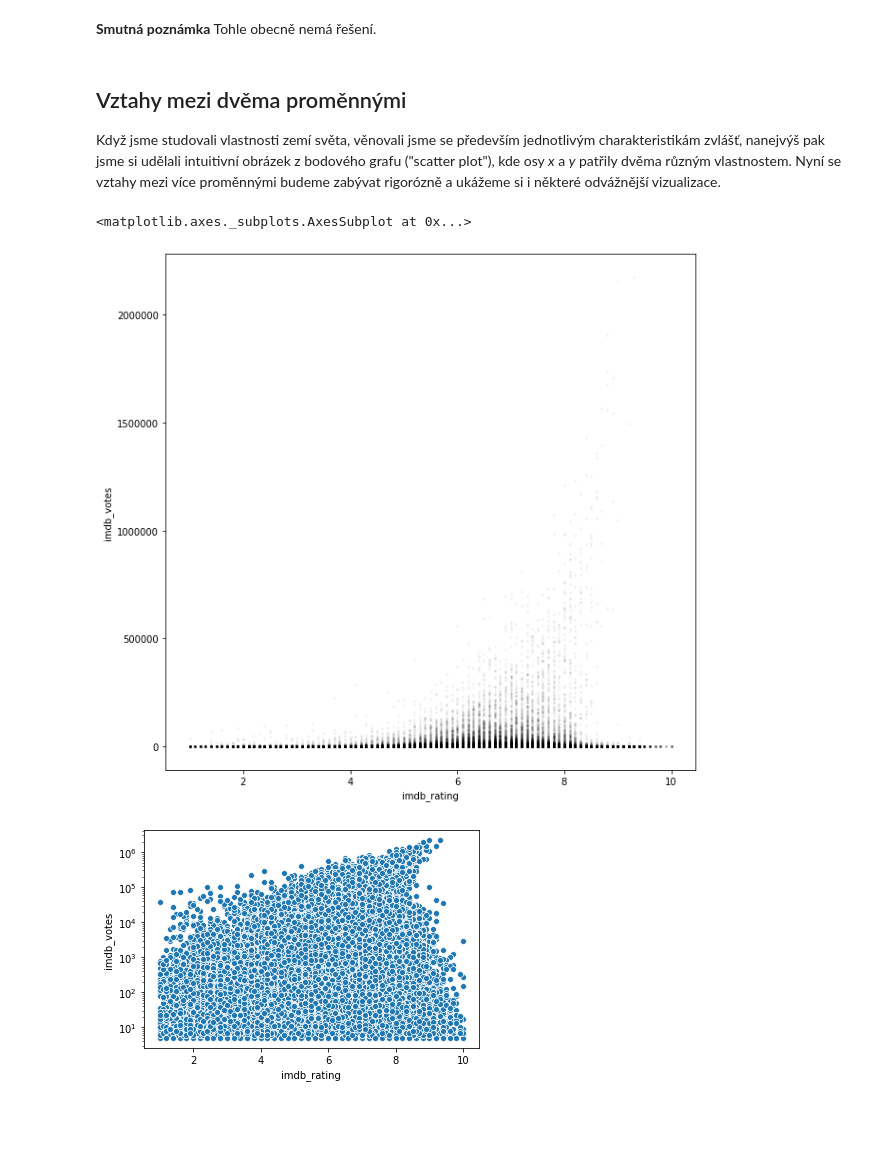
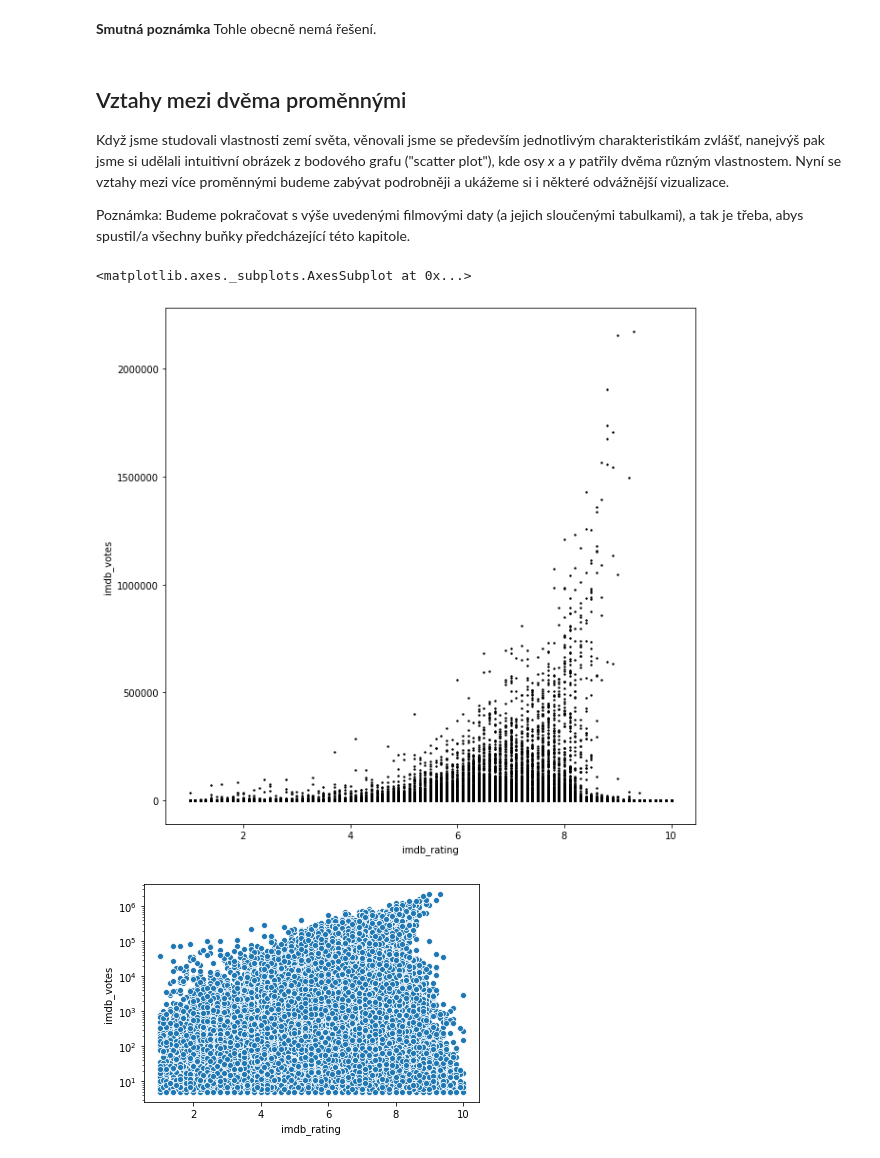
Before and after one commit to janpipek/naucse.python.cz, a Jupyter notebook: lessons/pydata/pandas_correlations/index.ipynb, the cells around one changed output. Cells and saved outputs as stored; diff of their text form; code cells hidden in the pictures; blank space fills up the shorter version.

```diff
--- a/lessons/pydata/pandas_correlations/index.ipynb
+++ b/lessons/pydata/pandas_correlations/index.ipynb
@@ -619,12 +654,15 @@ movies_complete.sort_values("boxoffice_rank").reset_index(drop=True).head(20)
 # %% [markdown]
 ## Vztahy mezi dvěma proměnnými
 
-Když jsme studovali vlastnosti zemí světa, věnovali jsme se především jednotlivým charakteristikám zvlášť, nanejvýš pak jsme si udělali intuitivní obrázek z bodového grafu ("scatter plot"), kde osy *x* a *y* patřily dvěma různým vlastnostem. Nyní se vztahy mezi více proměnnými budeme zabývat rigorózně a ukážeme si i některé odvážnější vizualizace.
+Když jsme studovali vlastnosti zemí světa, věnovali jsme se především jednotlivým charakteristikám zvlášť, nanejvýš pak jsme si udělali intuitivní obrázek z bodového grafu ("scatter plot"), kde osy *x* a *y* patřily dvěma různým vlastnostem. Nyní se vztahy mezi více proměnnými budeme zabývat podrobněji a ukážeme si i některé odvážnější vizualizace.
+
+Poznámka: Budeme pokračovat s výše uvedenými filmovými daty (a jejich sloučenými tabulkami), a tak je třeba, abys spustil/a
+všechny buňky předcházející této kapitole.
 # %%
-movies_with_rating.plot.scatter("imdb_rating", "imdb_votes", alpha=0.04, s=3, c="black", figsize=(10, 10))
+movies_with_rating.plot.scatter("imdb_rating", "imdb_votes", s=2, c="black", figsize=(10, 10))
 # %% [output]
 <matplotlib.axes._subplots.AxesSubplot at 0x...>
-[figure, old version]
+[figure, new version]
 # %%
 ax = sns.scatterplot(data=movies_with_rating, x="imdb_rating", y="imdb_votes")
 ax.set_yscale("log")
```
Also changed, not shown: parts of 29 cells of this notebook.
